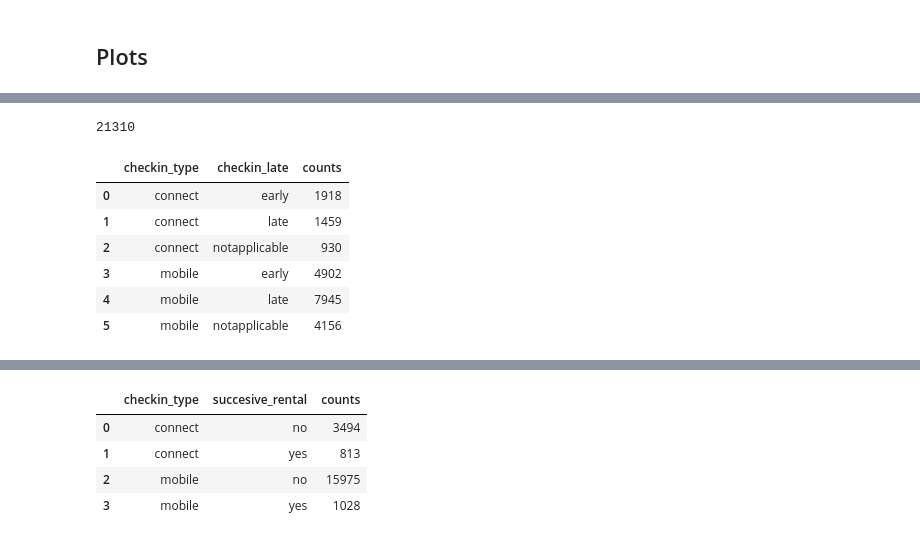
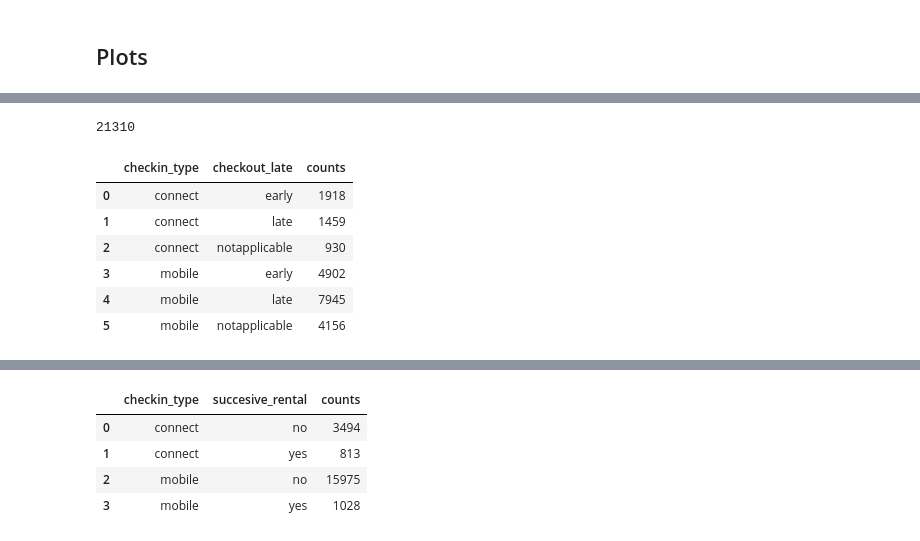
Before and after one commit to aimorenov/fullstack_datascience_dashboard, a Jupyter notebook: get_around_delay_analysis.ipynb, the cells around one changed output, grey strips where cells are left out. Drawn from its saved outputs; the diff is of its cells as text; code cells hidden in the pictures.

```diff
--- a/get_around_delay_analysis.ipynb
+++ b/get_around_delay_analysis.ipynb
@@ -80,8 +80,8 @@ Show this as a plot, and then filter out such extreme values
 In order to have straight away the info on whether if the cancelled rental had a previous late check in, create a second dataframe
 # %%
 # Add column to indicate if rental checkin late
-df['checkin_late'] = ['late' if delay>0  else 'early' if delay<0 else 'notapplicable' for delay in df.delay_at_checkout_in_minutes]
-df.checkin_late.value_counts()
+df['checkout_late'] = ['late' if delay>0  else 'early' if delay<0 else 'notapplicable' for delay in df.delay_at_checkout_in_minutes]
+df.checkout_late.value_counts()
 # %% [output]
 late             9404
 early            6820
@@ -90,8 +90,8 @@ Name: checkin_late, dtype: int64
 # %%
 # Dataframe giving information for previously ended rental
 df_2 = df.copy()
-df_2 = df[['rental_id', 'car_id','checkin_type','checkin_late', 'delay_at_checkout_in_minutes']]
-df_2 = df_2.rename(columns={'rental_id':'previous_ended_rental_id', 'checkin_late':'previous_ended_rental_late', 'delay_at_checkout_in_minutes':'previous_ended_rental_checkout_delay'})
+df_2 = df[['rental_id', 'car_id','checkin_type','checkout_late', 'delay_at_checkout_in_minutes']]
+df_2 = df_2.rename(columns={'rental_id':'previous_ended_rental_id', 'checkout_late':'previous_ended_rental_late', 'delay_at_checkout_in_minutes':'previous_ended_rental_checkout_delay'})
 print(df_2.shape)
 df_2.head()
 # %% [output]
@@ -191,19 +191,19 @@ fig.show(renderer='notebook_connected')
 [interactive output not drawn]
 # %%
 # Total of ended rentals being late
-dfg = df_merged.groupby(['checkin_type','checkin_late']).size().reset_index(name='counts')
+dfg = df_merged.groupby(['checkin_type','checkout_late']).size().reset_index(name='counts')
 print(sum(dfg.counts))
 display(dfg)
 
 tot_rentals_mobile = df_merged.checkin_type.value_counts()['mobile']
 tot_rentals_connect = df_merged.checkin_type.value_counts()['connect']
 
-fig = px.histogram(df_merged, x="checkin_type", barmode='group',barnorm='percent', color="checkin_late",color_discrete_sequence=px.colors.qualitative.D3,
-title="Fig2.Check-in late status of all rentals (n ={} mobile rentals; n = {} connect rentals)".format(tot_rentals_mobile, tot_rentals_connect))
+fig = px.histogram(df_merged, x="checkin_type", barmode='group',barnorm='percent', color="checkout_late",color_discrete_sequence=px.colors.qualitative.D3,
+title="Fig2.Check-out late status of all rentals (n ={} mobile rentals; n = {} connect rentals)".format(tot_rentals_mobile, tot_rentals_connect))
 fig.show(renderer='notebook_connected')
 # %% [output]
 21310
-|  | checkin_type | checkin_late | counts |
+|  | checkin_type | checkout_late | counts |
 | 0 | connect | early | 1918 |
 | 1 | connect | late | 1459 |
 | 2 | connect | notapplicable | 930 |
```
Also changed, not shown: parts of 3 cells of this notebook, 2 other files.
